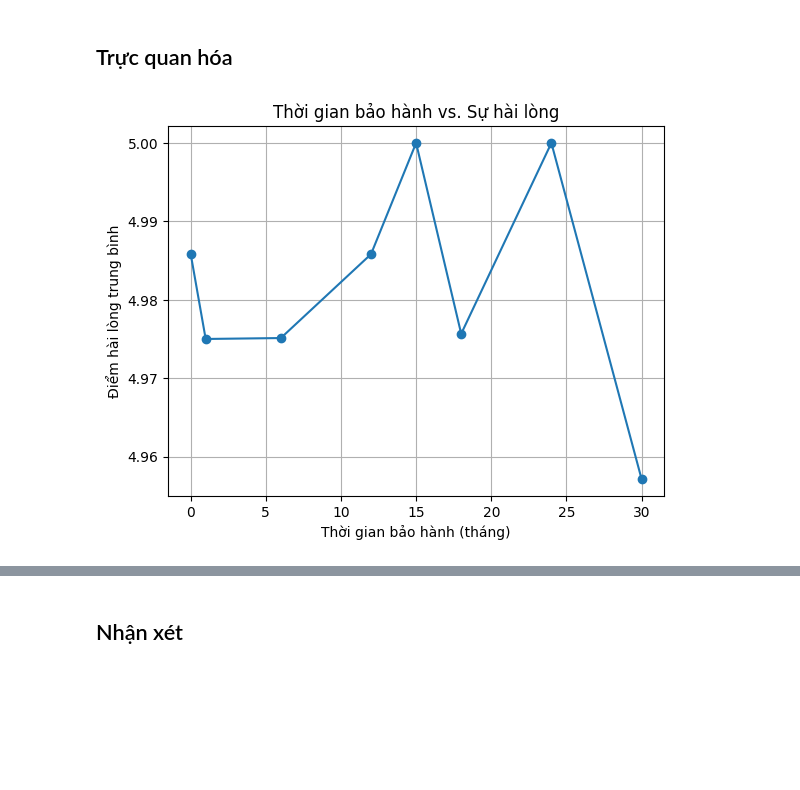
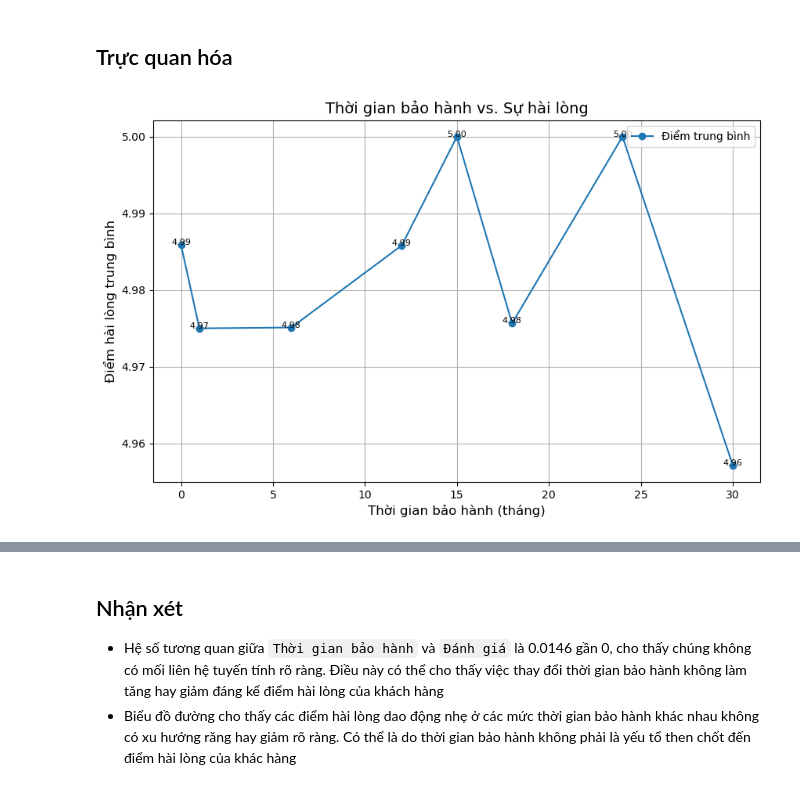
Before and after one commit to Yogurt01/G2_IntroToDataScience_CQ2022-21_Lab, a Jupyter notebook: notebooks/3.0-eda-22120017.ipynb, the cells around one changed output, grey strips where cells are left out. Saved outputs shown, nothing was run; the diff lists cells and outputs as text; code cells hidden in the pictures; blank space fills up the shorter version.

```diff
--- a/notebooks/3.0-eda-22120017.ipynb
+++ b/notebooks/3.0-eda-22120017.ipynb
@@ -152,14 +169,20 @@ Name: danh_gia, dtype: float64
 # %% [markdown]
 ## Trực quan hóa
 # %%
-plt.plot(mean_satisfaction.index, mean_satisfaction.values, marker='o')
-plt.title('Thời gian bảo hành vs. Sự hài lòng')
-plt.xlabel('Thời gian bảo hành (tháng)')
-plt.ylabel('Điểm hài lòng trung bình')
+#Vễ biểu đồ đường để trực quan Thời gian bảo hành với sự hài lòng
+plt.figure(figsize=(10, 6))
+plt.plot(mean_satisfaction.index, mean_satisfaction.values, marker='o', label='Điểm trung bình')
+plt.title('Thời gian bảo hành vs. Sự hài lòng', fontsize=14)
+plt.xlabel('Thời gian bảo hành (tháng)', fontsize=12)
+plt.ylabel('Điểm hài lòng trung bình', fontsize=12)
 plt.grid(True)
+
+for x, y in zip(mean_satisfaction.index, mean_satisfaction.values):
+    plt.text(x, y, f'{y:.2f}', fontsize=8, ha='center')
+plt.legend()
 plt.show()
 
 correlation = data['thoi_gian_bao_hanh'].corr(data['danh_gia'])
 print(f'Hệ số tương quan: {correlation}')
 # %% [output]
-[figure, old version]
+[figure, new version]
@@ -167,2 +190,4 @@ Hệ số tương quan: 0.014617309719820304
-# %% [markdown]
-## Nhận xét
+# %% [markdown]
+## Nhận xét
+- Hệ số tương quan giữa `Thời gian bảo hành` và `Đánh giá` là 0.0146 gần 0, cho thấy chúng không có mối liên hệ tuyến tính rõ ràng. Điều này có thể cho thấy việc thay đổi thời gian bảo hành không làm tăng hay giảm đáng kể điểm hài lòng của khách hàng
+- Biểu đồ đường cho thấy các điểm hài lòng dao động nhẹ ở các mức thời gian bảo hành khác nhau không có xu hướng răng hay giảm rõ ràng. Có thể là do thời gian bảo hành không phải là yếu tổ then chốt đến điểm hài lòng của khác hàng
```
Also changed, not shown: parts of 9 cells of this notebook.
